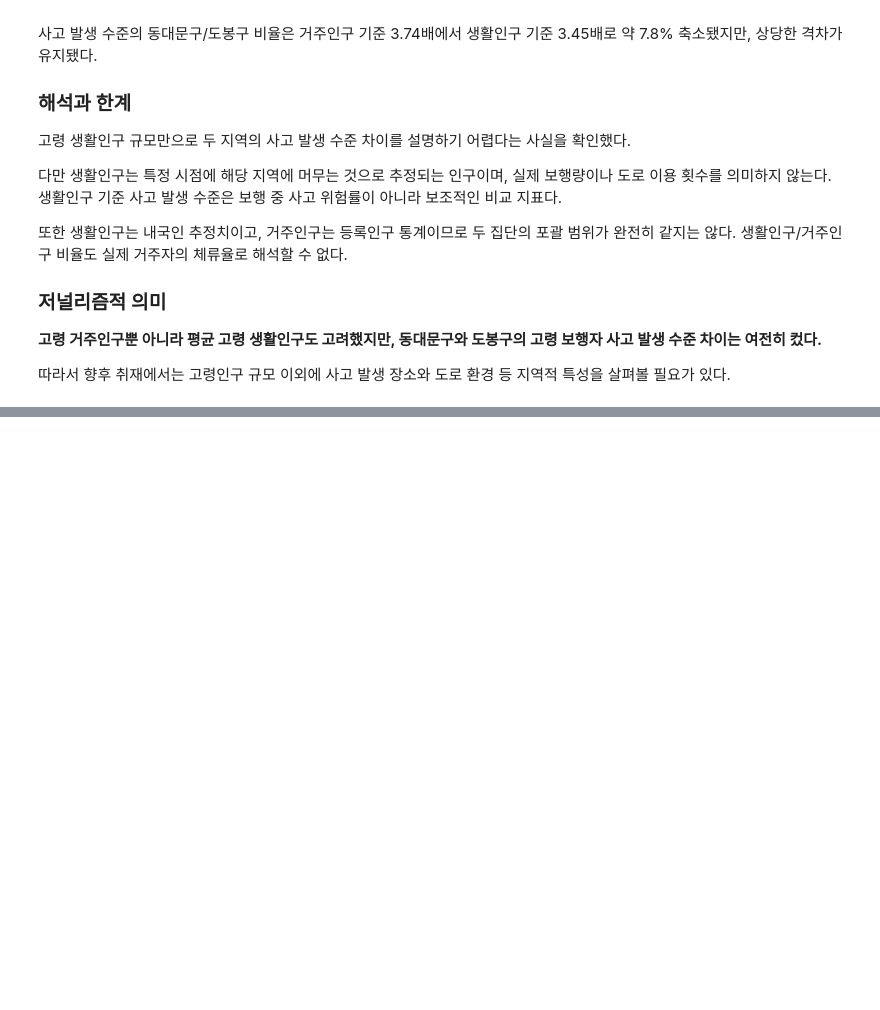
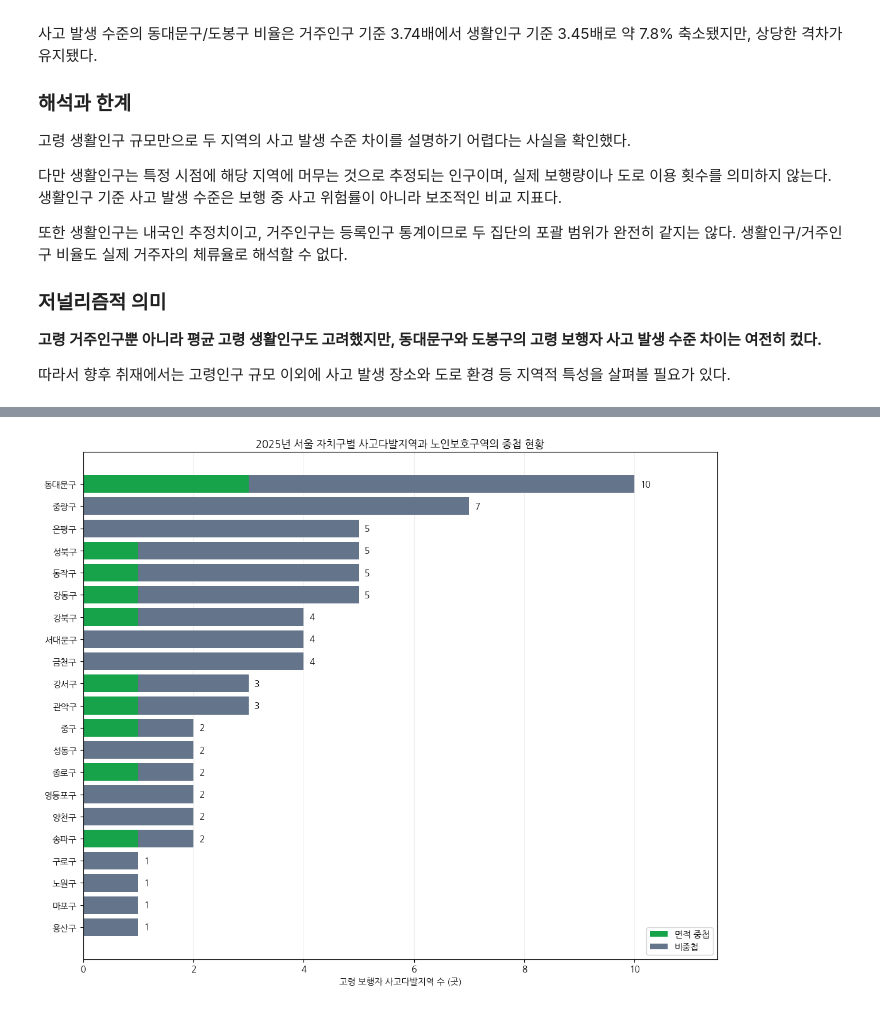
Before and after one commit to csy04x2/elder_accident, a Jupyter notebook: analysis.ipynb, the cells around one changed output, grey strips where cells are left out. Drawn from its saved outputs; the diff is of its cells as text; code cells hidden in the pictures; blank space fills up the shorter version.

```diff
--- a/analysis.ipynb
+++ b/analysis.ipynb
@@ -1964,0 +2457,43 @@ for code, district in target_codes.items():
+# %%
+
+import matplotlib.pyplot as plt
+
+# 사고다발지역이 존재하는 21개 자치구
+plot_data = district_overlap[
+    district_overlap['사고다발지역수'] > 0
+].sort_values('사고다발지역수')
+
+fig, ax = plt.subplots(figsize=(11, 9))
+
+# 겹치는 사고다발지역
+ax.barh(
+    plot_data['시군구'],
+    plot_data['면적 중첩'],
+    color='#16a34a',
+    label='면적 중첩'
+)
+
+# 겹치지 않는 사고다발지역
+ax.barh(
+    plot_data['시군구'],
+    plot_data['비중첩'],
+    left=plot_data['면적 중첩'],
+    color='#64748b',
+    label='비중첩'
+)
+
+# 자치구별 사고다발지역 총개수 표시
+for i, total in enumerate(plot_data['사고다발지역수']):
+    ax.text(total + 0.1, i, str(total), va='center')
+
+ax.set_xlim(0, 11.5)
+ax.set_xlabel('고령 보행자 사고다발지역 수 (곳)')
+ax.set_title('2025년 서울 자치구별 사고다발지역과 노인보호구역의 중첩 현황')
+ax.legend()
+ax.grid(axis='x', alpha=0.2)
+ax.set_axisbelow(True)
+
+plt.tight_layout()
+plt.show()
+# %% [output]
+[figure, added]
```
Also changed, not shown: parts of 9 cells of this notebook.
